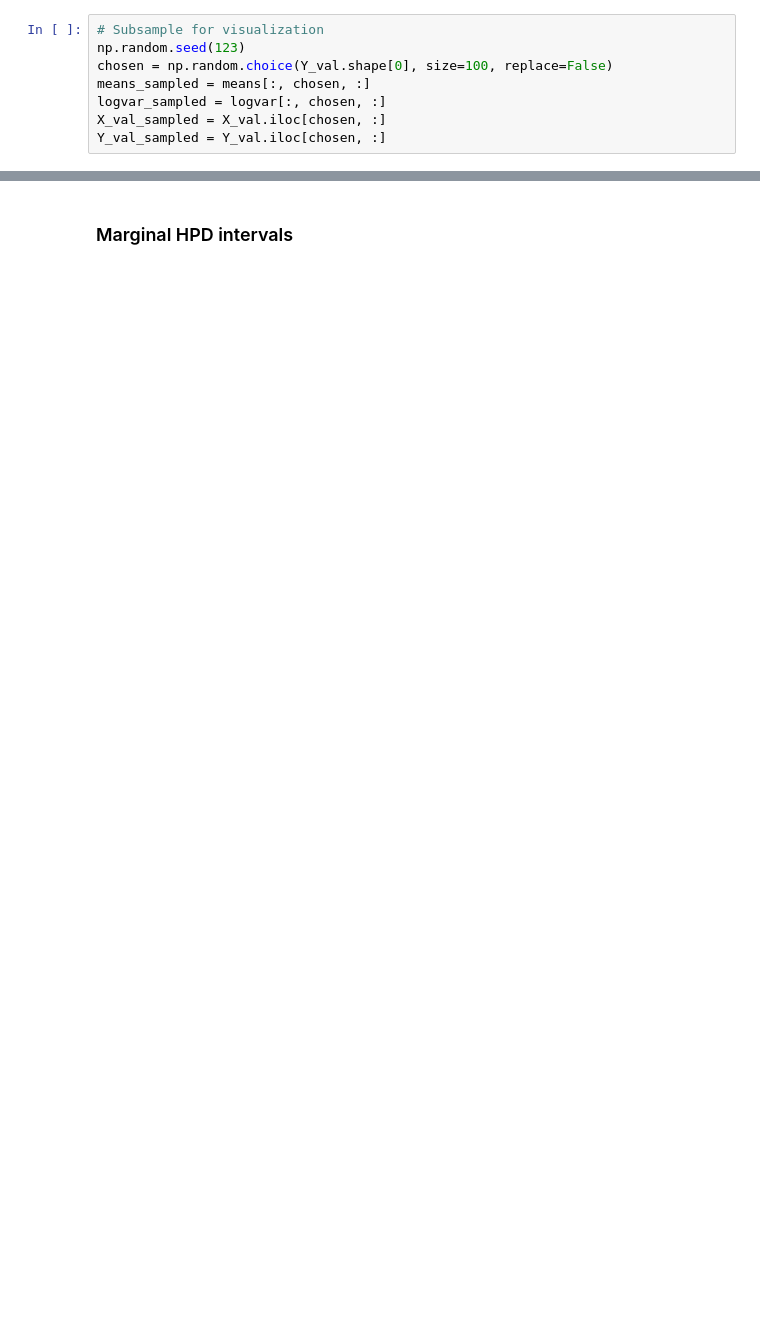
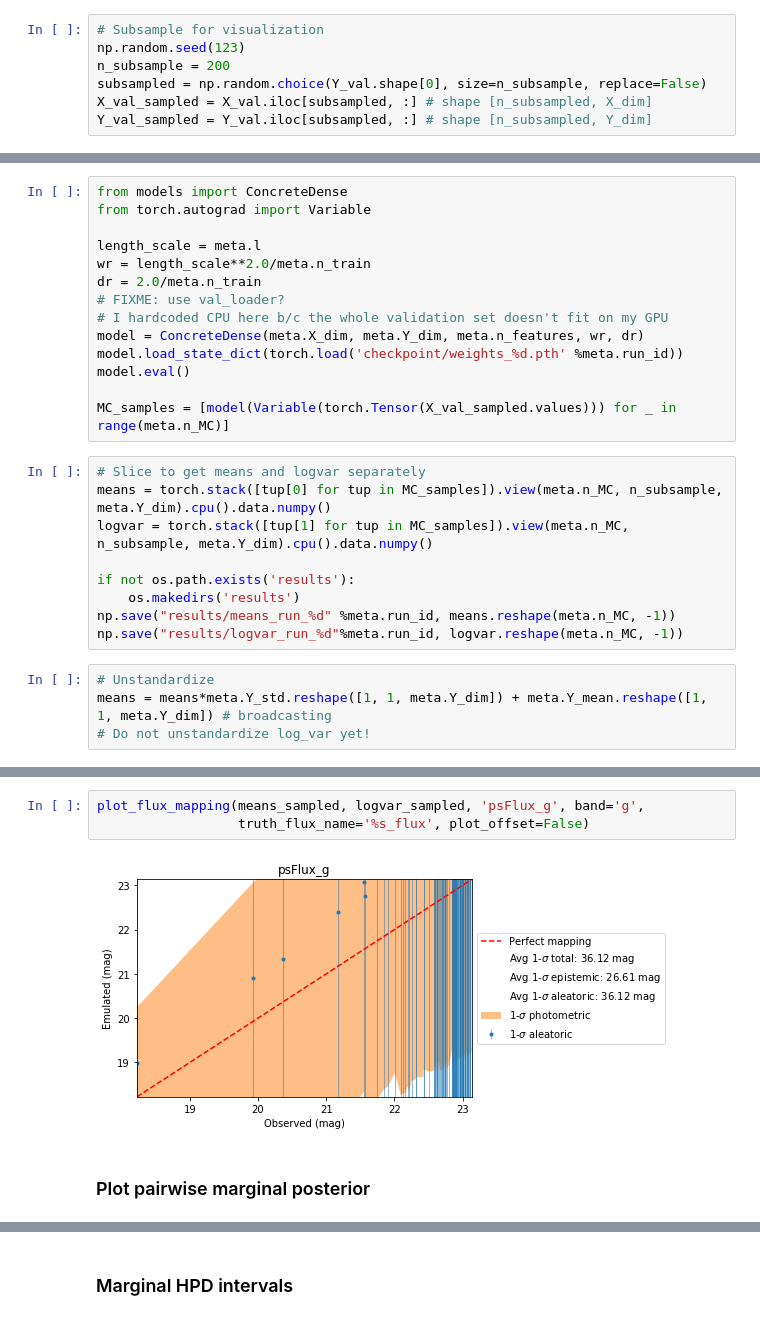
Before and after one commit to jiwoncpark/fast-forward, a Jupyter notebook: evaluate_derp.ipynb, the cells around one changed output, grey strips where cells are left out. Saved outputs shown, nothing was run; the diff lists cells and outputs as text; blank space fills up the shorter version.

```diff
--- a/evaluate_derp.ipynb
+++ b/evaluate_derp.ipynb
@@ -44,8 +42,7 @@ Y_val = Y.iloc[val_indices, :]
 # %%
 # Subsample for visualization
 np.random.seed(123)
-chosen = np.random.choice(Y_val.shape[0], size=100, replace=False)
-means_sampled = means[:, chosen, :]
-logvar_sampled = logvar[:, chosen, :]
-X_val_sampled = X_val.iloc[chosen, :]
-Y_val_sampled = Y_val.iloc[chosen, :]
+n_subsample = 200
+subsampled = np.random.choice(Y_val.shape[0], size=n_subsample, replace=False)
+X_val_sampled = X_val.iloc[subsampled, :] # shape [n_subsampled, X_dim]
+Y_val_sampled = Y_val.iloc[subsampled, :] # shape [n_subsampled, Y_dim]
@@ -76,0 +51,27 @@ get_mag_err(21, 'r')
+# %%
+from models import ConcreteDense
+from torch.autograd import Variable
+
+length_scale = meta.l
+wr = length_scale**2.0/meta.n_train
+dr = 2.0/meta.n_train
+# FIXME: use val_loader?
+# I hardcoded CPU here b/c the whole validation set doesn't fit on my GPU
+model = ConcreteDense(meta.X_dim, meta.Y_dim, meta.n_features, wr, dr)
+model.load_state_dict(torch.load('checkpoint/weights_%d.pth' %meta.run_id))
+model.eval()
+
+MC_samples = [model(Variable(torch.Tensor(X_val_sampled.values))) for _ in range(meta.n_MC)]
+# %%
+# Slice to get means and logvar separately
+means = torch.stack([tup[0] for tup in MC_samples]).view(meta.n_MC, n_subsample, meta.Y_dim).cpu().data.numpy()
+logvar = torch.stack([tup[1] for tup in MC_samples]).view(meta.n_MC, n_subsample, meta.Y_dim).cpu().data.numpy()
+
+if not os.path.exists('results'):
+    os.makedirs('results')
+np.save("results/means_run_%d" %meta.run_id, means.reshape(meta.n_MC, -1))
+np.save("results/logvar_run_%d"%meta.run_id, logvar.reshape(meta.n_MC, -1))
+# %%
+# Unstandardize
+means = means*meta.Y_std.reshape([1, 1, meta.Y_dim]) + meta.Y_mean.reshape([1, 1, meta.Y_dim]) # broadcasting
+# Do not unstandardize log_var yet!
@@ -76,0 +155,7 @@ get_mag_err(21, 'r')
+# %%
+plot_flux_mapping(means_sampled, logvar_sampled, 'psFlux_g', band='g',
+                  truth_flux_name='%s_flux', plot_offset=False)
+# %% [output]
+[figure, added]
+# %% [markdown]
+### Plot pairwise marginal posterior
```
Also changed, not shown: parts of 19 cells of this notebook, 4 other files.
